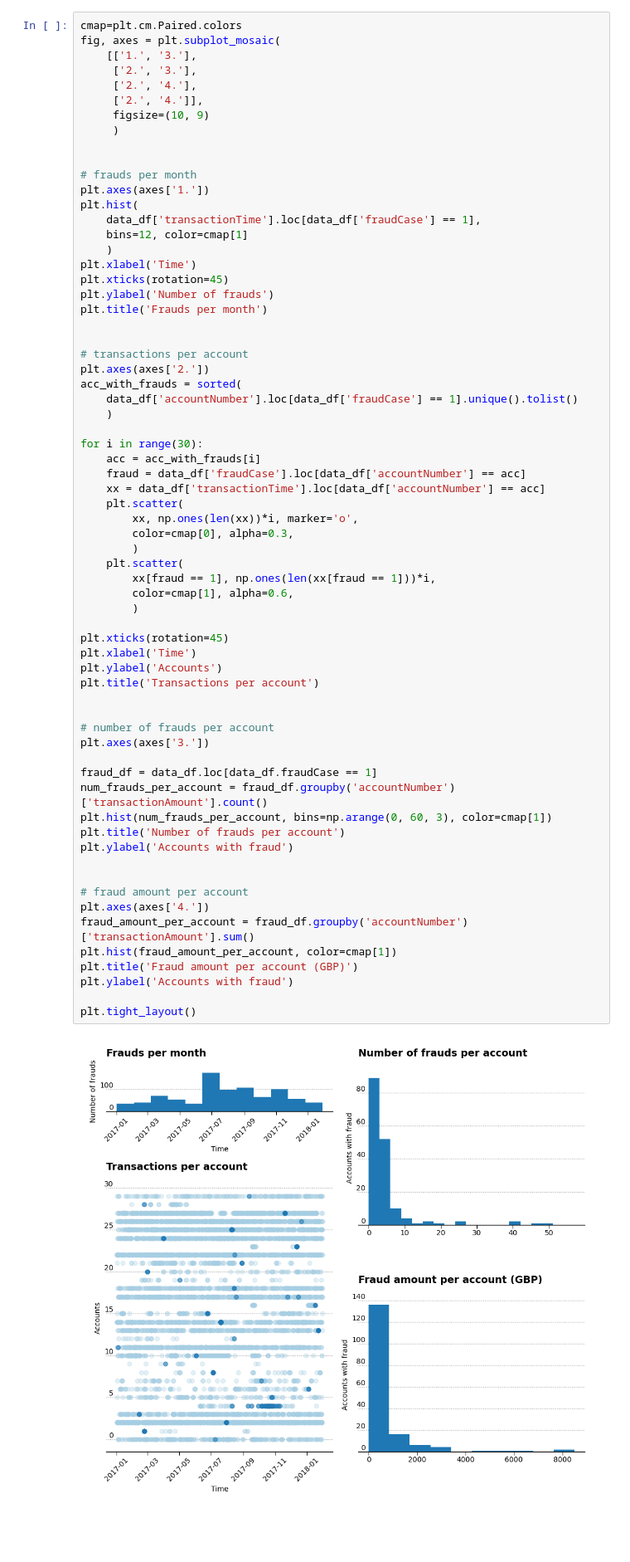
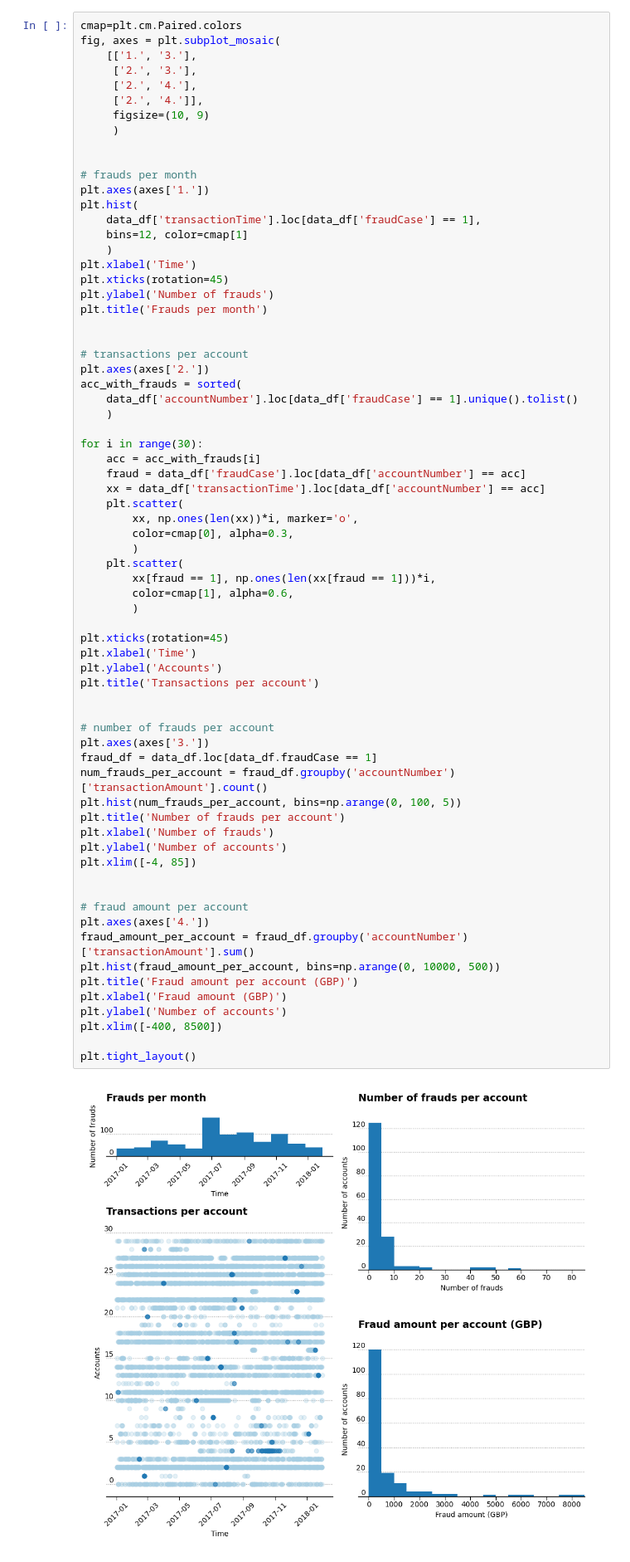
Before and after one commit to capac/credit-card-fraud-detection, a Jupyter notebook: eda.ipynb, the cells around one changed output. Shown at 83% size. Saved outputs shown, nothing was run; the diff lists cells and outputs as text; blank space fills up the shorter version.

Commit message:
Unified labels between first and second plot
'Number of frauds per account' and 'Fraud amount per account' subplots have the same labels as in the second plot

```diff
--- a/eda.ipynb
+++ b/eda.ipynb
@@ -66,39 +66,42 @@ for i in range(30):
     xx = data_df['transactionTime'].loc[data_df['accountNumber'] == acc]
     plt.scatter(
         xx, np.ones(len(xx))*i, marker='o',
         color=cmap[0], alpha=0.3,
         )
     plt.scatter(
         xx[fraud == 1], np.ones(len(xx[fraud == 1]))*i,
         color=cmap[1], alpha=0.6,
         )
 
 plt.xticks(rotation=45)
 plt.xlabel('Time')
 plt.ylabel('Accounts')
 plt.title('Transactions per account')
 
 
 # number of frauds per account
 plt.axes(axes['3.'])
-
 fraud_df = data_df.loc[data_df.fraudCase == 1]
 num_frauds_per_account = fraud_df.groupby('accountNumber')['transactionAmount'].count()
-plt.hist(num_frauds_per_account, bins=np.arange(0, 60, 3), color=cmap[1])
+plt.hist(num_frauds_per_account, bins=np.arange(0, 100, 5))
 plt.title('Number of frauds per account')
-plt.ylabel('Accounts with fraud')
+plt.xlabel('Number of frauds')
+plt.ylabel('Number of accounts')
+plt.xlim([-4, 85])
 
 
 # fraud amount per account
 plt.axes(axes['4.'])
 fraud_amount_per_account = fraud_df.groupby('accountNumber')['transactionAmount'].sum()
-plt.hist(fraud_amount_per_account, color=cmap[1])
+plt.hist(fraud_amount_per_account, bins=np.arange(0, 10000, 500))
 plt.title('Fraud amount per account (GBP)')
-plt.ylabel('Accounts with fraud')
+plt.xlabel('Fraud amount (GBP)')
+plt.ylabel('Number of accounts')
+plt.xlim([-400, 8500])
 
 plt.tight_layout()
 # %% [output]
-[figure, old version]
+[figure, new version]
 # %%
 fig, (ax1, ax2, ax3) = plt.subplots(3, 1, figsize=(8, 9))
 
```
